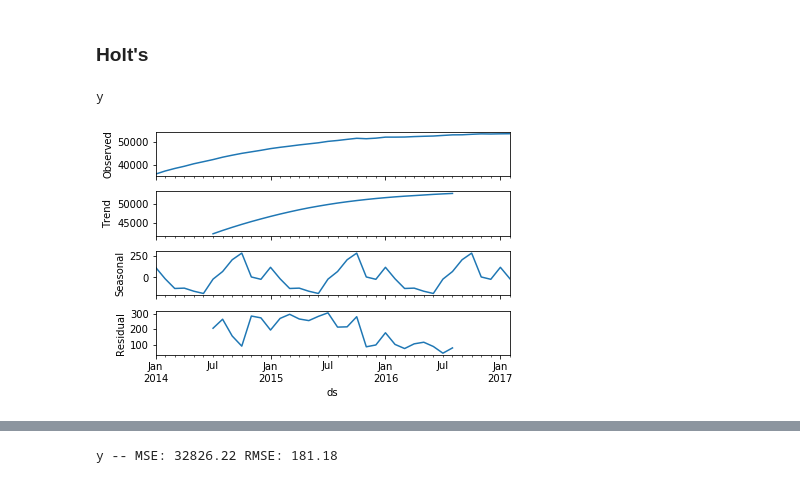
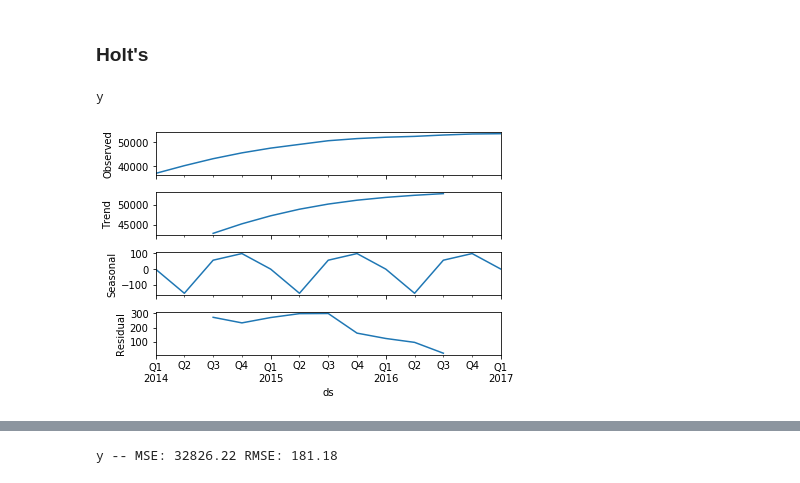
Before and after one commit to Jacqueline-A-Shay/ds-methodologies-exercises, a Jupyter notebook: time_series/Model.ipynb, the cells around one changed output, grey strips where cells are left out. Cells and saved outputs as stored; diff of their text form; code cells hidden in the pictures.

```diff
--- a/time_series/Model.ipynb
+++ b/time_series/Model.ipynb
@@ -529,11 +585,11 @@ y -- MSE: 93587.50 RMSE: 305.92
 # %%
 import statsmodels.api as sm
 
 target_vars = ['y']
 for var in target_vars:
     print(var,'\n')
-    _ = sm.tsa.seasonal_decompose(train[var].resample('M').mean()).plot()
+    _ = sm.tsa.seasonal_decompose(train[var].resample('Q').mean()).plot()
     plt.show()
 # %% [output]
 y
-[figure, old version]
+[figure, new version]
```
Also changed, not shown: parts of 24 cells of this notebook, 3 other files.
